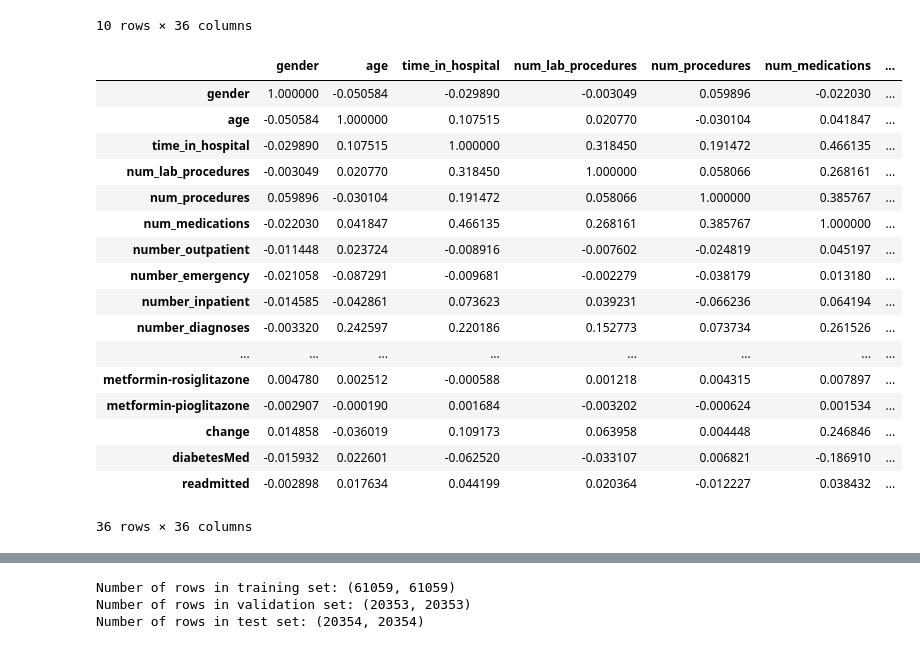
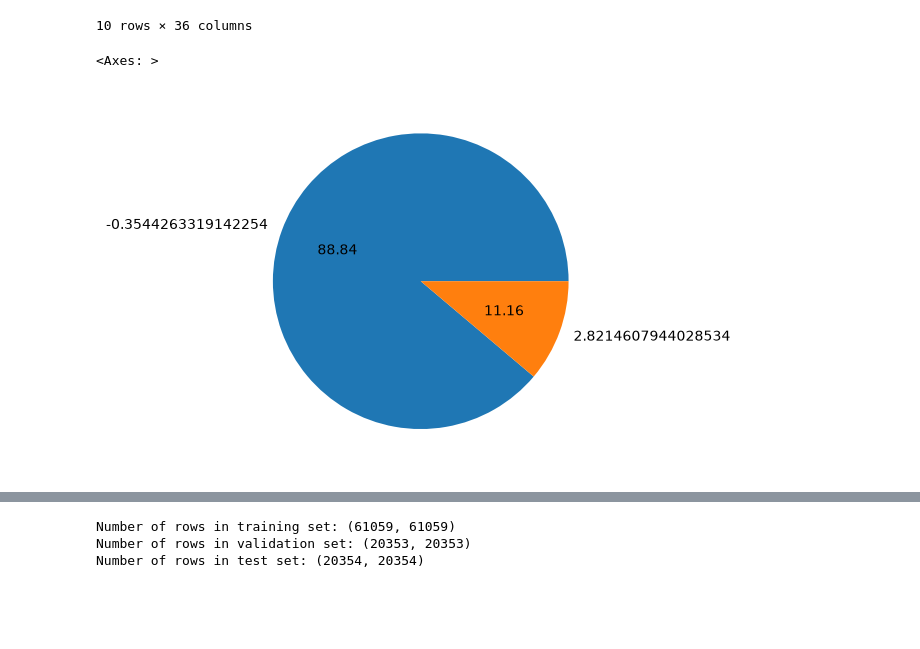
Before and after one commit to benly03/Hospital_readmission, a Jupyter notebook: Hospital_Readmission.ipynb, the cells around one changed output, grey strips where cells are left out. Saved outputs shown, nothing was run; the diff lists cells and outputs as text; code cells hidden in the pictures; blank space fills up the shorter version.

```diff
--- a/Hospital_Readmission.ipynb
+++ b/Hospital_Readmission.ipynb
@@ -299,25 +366,12 @@ ml_data.head(10)
 | 8 | 0 | 9 | 13 | 68 | 2 | 28 | ... |
 | 9 | 0 | 10 | 12 | 33 | 3 | 18 | ... |
 10 rows × 36 columns
-# %%
-ml_data.corr()
-# %% [output]
-|  | gender | age | time_in_hospital | num_lab_procedures | num_procedures | num_medications | ... |
-| gender | 1.000000 | -0.050584 | -0.029890 | -0.003049 | 0.059896 | -0.022030 | ... |
-| age | -0.050584 | 1.000000 | 0.107515 | 0.020770 | -0.030104 | 0.041847 | ... |
-| time_in_hospital | -0.029890 | 0.107515 | 1.000000 | 0.318450 | 0.191472 | 0.466135 | ... |
-| num_lab_procedures | -0.003049 | 0.020770 | 0.318450 | 1.000000 | 0.058066 | 0.268161 | ... |
-| num_procedures | 0.059896 | -0.030104 | 0.191472 | 0.058066 | 1.000000 | 0.385767 | ... |
-| num_medications | -0.022030 | 0.041847 | 0.466135 | 0.268161 | 0.385767 | 1.000000 | ... |
-| number_outpatient | -0.011448 | 0.023724 | -0.008916 | -0.007602 | -0.024819 | 0.045197 | ... |
-| number_emergency | -0.021058 | -0.087291 | -0.009681 | -0.002279 | -0.038179 | 0.013180 | ... |
-| number_inpatient | -0.014585 | -0.042861 | 0.073623 | 0.039231 | -0.066236 | 0.064194 | ... |
-| number_diagnoses | -0.003320 | 0.242597 | 0.220186 | 0.152773 | 0.073734 | 0.261526 | ... |
-| ... | ... | ... | ... | ... | ... | ... | ... |
-| metformin-rosiglitazone | 0.004780 | 0.002512 | -0.000588 | 0.001218 | 0.004315 | 0.007897 | ... |
-| metformin-pioglitazone | -0.002907 | -0.000190 | 0.001684 | -0.003202 | -0.000624 | 0.001534 | ... |
-| change | 0.014858 | -0.036019 | 0.109173 | 0.063958 | 0.004448 | 0.246846 | ... |
-| diabetesMed | -0.015932 | 0.022601 | -0.062520 | -0.033107 | 0.006821 | -0.186910 | ... |
-| readmitted | -0.002898 | 0.017634 | 0.044199 | 0.020364 | -0.012227 | 0.038432 | ... |
-36 rows × 36 columns
+# %%
+#observe new distribution of target variable after data cleaning
+#There is a sever class imbalance with NO (>30 or NO) readmission making up 88.84% of the distribution
+#Only 11.16% of patients had <30 day readmission
+ml_data['readmitted'].value_counts().plot.pie(autopct='%.2f')
+# %% [output]
+<Axes: >
+[figure, added]
 # %% [markdown]
```
Also changed, not shown: parts of 33 cells of this notebook.
